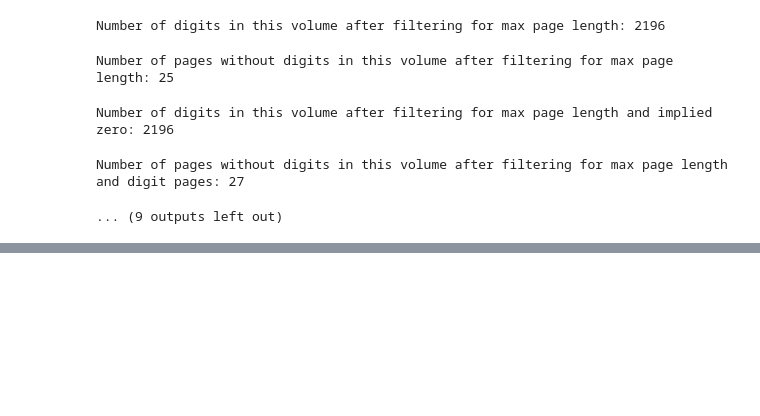
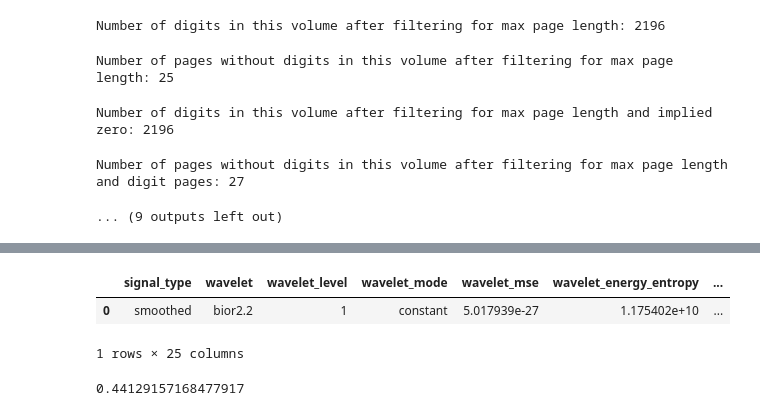
Before and after one commit to Informing-The-Third-World/periodical-wavelet-analysis, a Jupyter notebook: notebooks/WaveletEDA.ipynb, the cells around one changed output, grey strips where cells are left out. Cells and saved outputs as stored; diff of their text form; code cells hidden in the pictures; blank space fills up the shorter version.

```diff
--- a/notebooks/WaveletEDA.ipynb
+++ b/notebooks/WaveletEDA.ipynb
@@ -818,0 +612,11 @@ def analyze_spectral_features(signal, volume_name="Volume", plot=True):
+# %%
+best_combined_results
+# %% [output]
+|  | signal_type | wavelet | wavelet_level | wavelet_mode | wavelet_mse | wavelet_energy_entropy | ... |
+| 0 | smoothed | bior2.2 | 1 | constant | 5.017939e-27 | 1.175402e+10 | ... |
+1 rows × 25 columns
+# %%
+correlation = combined_results[['combined_wavelet_norm_combined_score', 'combined_wavelet_zscore_combined_score']].corr().iloc[0, 1]
+correlation
+# %% [output]
+0.44129157168477917
```
Also changed, not shown: parts of 10 cells of this notebook, 1 other file.
